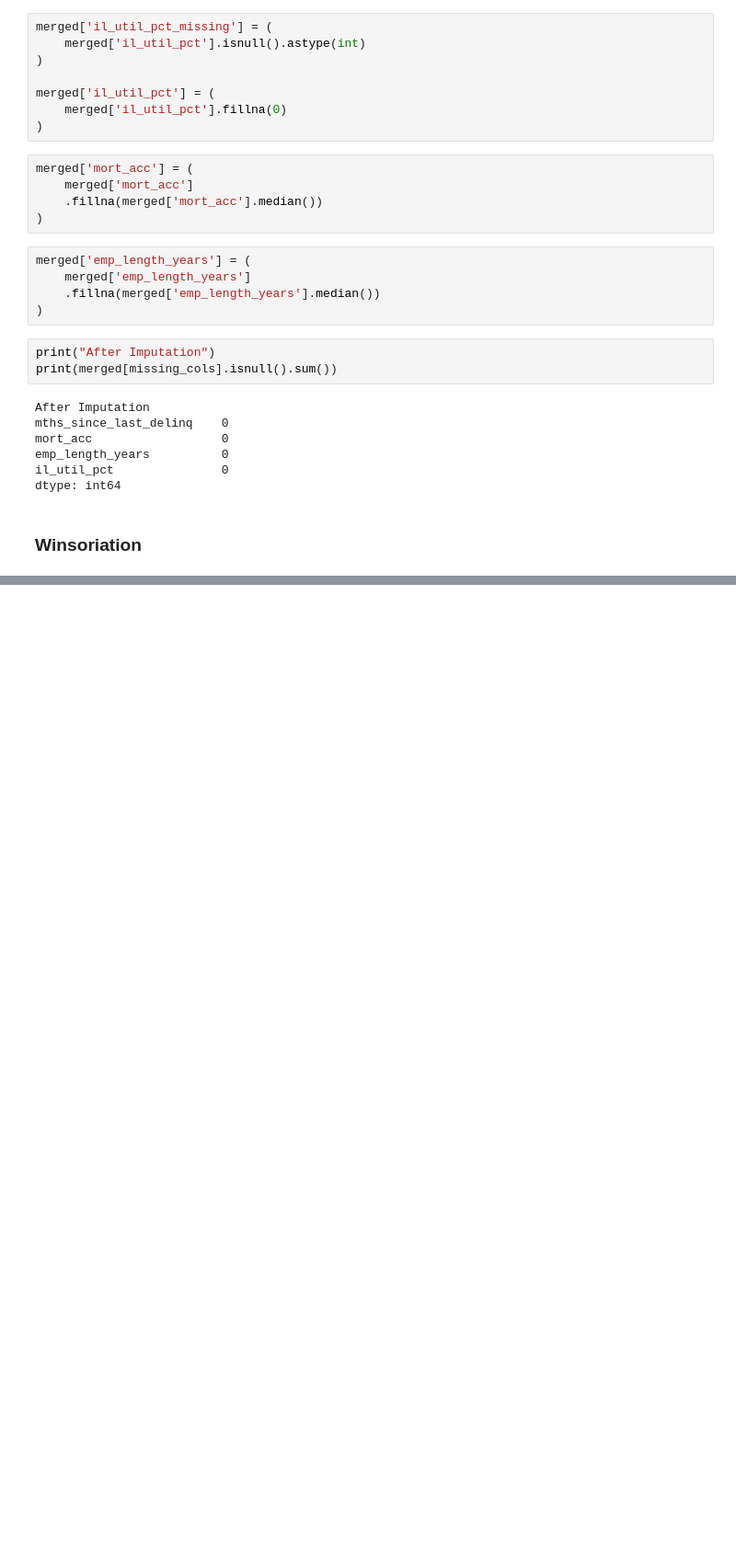
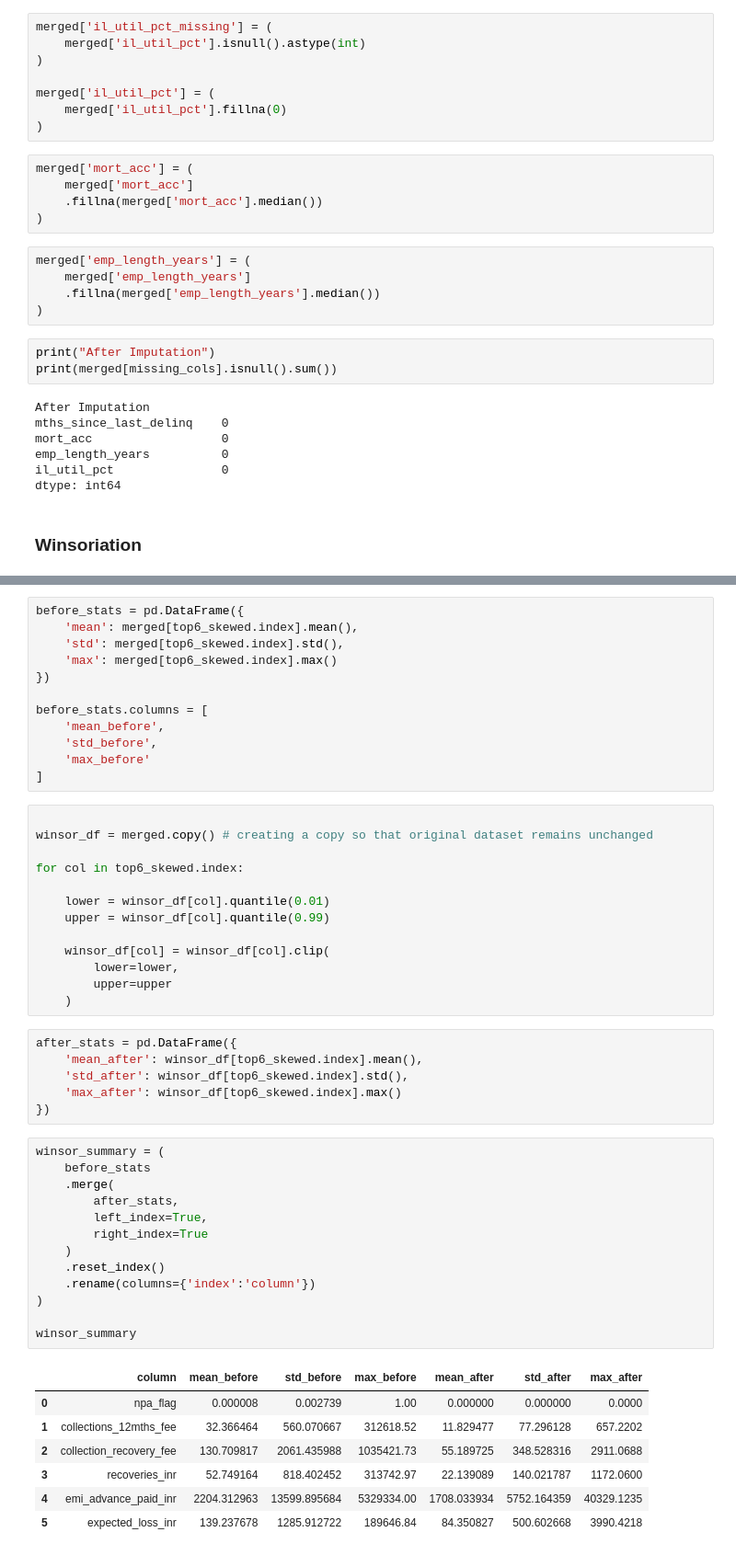
Before and after one commit to narendrajethi220/Credit-Risk-Analytics-NPA-Prediction, a Jupyter notebook: notebook/02_data_joining_cleaning.ipynb, the cells around one changed output, grey strips where cells are left out. Shown at 92% size. Drawn from its saved outputs; the diff is of its cells as text; blank space fills up the shorter version.

Commit message:
Added winsorisation to reduce the influence of extremen outliers

```diff
--- a/notebook/02_data_joining_cleaning.ipynb
+++ b/notebook/02_data_joining_cleaning.ipynb
@@ -509,0 +535,52 @@ dtype: int64
+# %%
+before_stats = pd.DataFrame({
+    'mean': merged[top6_skewed.index].mean(),
+    'std': merged[top6_skewed.index].std(),
+    'max': merged[top6_skewed.index].max()
+})
+
+before_stats.columns = [
+    'mean_before',
+    'std_before',
+    'max_before'
+]
+# %%
+
+winsor_df = merged.copy() # creating a copy so that original dataset remains unchanged
+
+for col in top6_skewed.index:
+
+    lower = winsor_df[col].quantile(0.01)
+    upper = winsor_df[col].quantile(0.99)
+
+    winsor_df[col] = winsor_df[col].clip(
+        lower=lower,
+        upper=upper
+    )
+# %%
+after_stats = pd.DataFrame({
+    'mean_after': winsor_df[top6_skewed.index].mean(),
+    'std_after': winsor_df[top6_skewed.index].std(),
+    'max_after': winsor_df[top6_skewed.index].max()
+})
+# %%
+winsor_summary = (
+    before_stats
+    .merge(
+        after_stats,
+        left_index=True,
+        right_index=True
+    )
+    .reset_index()
+    .rename(columns={'index':'column'})
+)
+
+winsor_summary
+# %% [output]
+|  | column | mean_before | std_before | max_before | mean_after | std_after | max_after |
+| 0 | npa_flag | 0.000008 | 0.002739 | 1.00 | 0.000000 | 0.000000 | 0.0000 |
+| 1 | collections_12mths_fee | 32.366464 | 560.070667 | 312618.52 | 11.829477 | 77.296128 | 657.2202 |
+| 2 | collection_recovery_fee | 130.709817 | 2061.435988 | 1035421.73 | 55.189725 | 348.528316 | 2911.0688 |
+| 3 | recoveries_inr | 52.749164 | 818.402452 | 313742.97 | 22.139089 | 140.021787 | 1172.0600 |
+| 4 | emi_advance_paid_inr | 2204.312963 | 13599.895684 | 5329334.00 | 1708.033934 | 5752.164359 | 40329.1235 |
+| 5 | expected_loss_inr | 139.237678 | 1285.912722 | 189646.84 | 84.350827 | 500.602668 | 3990.4218 |
```
Also changed, not shown: parts of 2 cells of this notebook, 2 other files.
